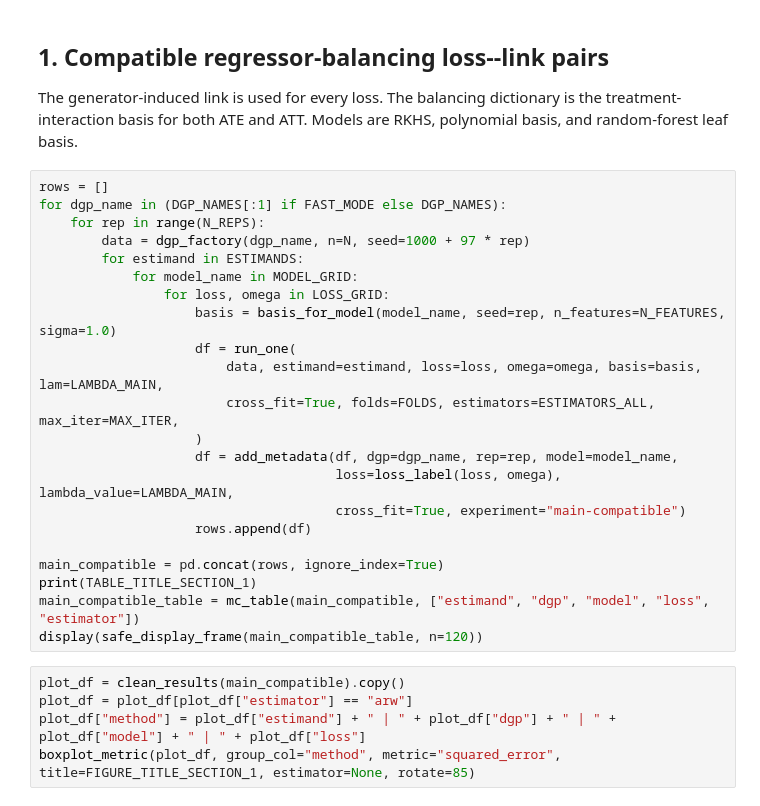
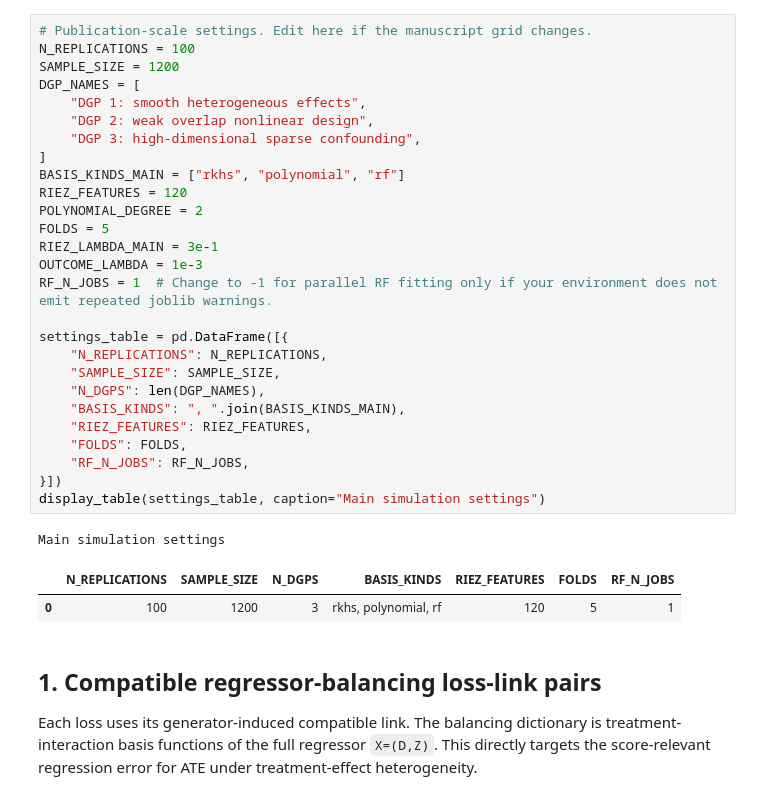
Before and after one commit to MasaKat0/genriesz, a Jupyter notebook: notebooks/experiments/01_main_simulation_study.ipynb, the cells around one changed output. Saved outputs shown, nothing was run; the diff lists cells and outputs as text.

```diff
--- a/notebooks/experiments/01_main_simulation_study.ipynb
+++ b/notebooks/experiments/01_main_simulation_study.ipynb
@@ -167,31 +979,35 @@ def run_one(data, *, estimand, loss, omega, basis, lam, cross_fit, folds, estima
+# %%
+# Publication-scale settings. Edit here if the manuscript grid changes.
+N_REPLICATIONS = 100
+SAMPLE_SIZE = 1200
+DGP_NAMES = [
+    "DGP 1: smooth heterogeneous effects",
+    "DGP 2: weak overlap nonlinear design",
+    "DGP 3: high-dimensional sparse confounding",
+]
+BASIS_KINDS_MAIN = ["rkhs", "polynomial", "rf"]
+RIEZ_FEATURES = 120
+POLYNOMIAL_DEGREE = 2
+FOLDS = 5
+RIEZ_LAMBDA_MAIN = 3e-1
+OUTCOME_LAMBDA = 1e-3
+RF_N_JOBS = 1  # Change to -1 for parallel RF fitting only if your environment does not emit repeated joblib warnings.
+
+settings_table = pd.DataFrame([{
+    "N_REPLICATIONS": N_REPLICATIONS,
+    "SAMPLE_SIZE": SAMPLE_SIZE,
+    "N_DGPS": len(DGP_NAMES),
+    "BASIS_KINDS": ", ".join(BASIS_KINDS_MAIN),
+    "RIEZ_FEATURES": RIEZ_FEATURES,
+    "FOLDS": FOLDS,
+    "RF_N_JOBS": RF_N_JOBS,
+}])
+display_table(settings_table, caption="Main simulation settings")
+# %% [output]
+Main simulation settings
+|  | N_REPLICATIONS | SAMPLE_SIZE | N_DGPS | BASIS_KINDS | RIEZ_FEATURES | FOLDS | RF_N_JOBS |
+| 0 | 100 | 1200 | 3 | rkhs, polynomial, rf | 120 | 5 | 1 |
 # %% [markdown]
-## 1. Compatible regressor-balancing loss--link pairs
+## 1. Compatible regressor-balancing loss-link pairs
 
-The generator-induced link is used for every loss.  The balancing dictionary is the treatment-interaction basis for both ATE and ATT.  Models are RKHS, polynomial basis, and random-forest leaf basis.
+Each loss uses its generator-induced compatible link. The balancing dictionary is treatment-interaction basis functions of the full regressor `X=(D,Z)`. This directly targets the score-relevant regression error for ATE under treatment-effect heterogeneity.
-# %%
-rows = []
-for dgp_name in (DGP_NAMES[:1] if FAST_MODE else DGP_NAMES):
-    for rep in range(N_REPS):
-        data = dgp_factory(dgp_name, n=N, seed=1000 + 97 * rep)
-        for estimand in ESTIMANDS:
-            for model_name in MODEL_GRID:
-                for loss, omega in LOSS_GRID:
-                    basis = basis_for_model(model_name, seed=rep, n_features=N_FEATURES, sigma=1.0)
-                    df = run_one(
-                        data, estimand=estimand, loss=loss, omega=omega, basis=basis, lam=LAMBDA_MAIN,
-                        cross_fit=True, folds=FOLDS, estimators=ESTIMATORS_ALL, max_iter=MAX_ITER,
-                    )
-                    df = add_metadata(df, dgp=dgp_name, rep=rep, model=model_name,
-                                      loss=loss_label(loss, omega), lambda_value=LAMBDA_MAIN,
-                                      cross_fit=True, experiment="main-compatible")
-                    rows.append(df)
-
-main_compatible = pd.concat(rows, ignore_index=True)
-print(TABLE_TITLE_SECTION_1)
-main_compatible_table = mc_table(main_compatible, ["estimand", "dgp", "model", "loss", "estimator"])
-display(safe_display_frame(main_compatible_table, n=120))
-# %%
-plot_df = clean_results(main_compatible).copy()
-plot_df = plot_df[plot_df["estimator"] == "arw"]
-plot_df["method"] = plot_df["estimand"] + " | " + plot_df["dgp"] + " | " + plot_df["model"] + " | " + plot_df["loss"]
-boxplot_metric(plot_df, group_col="method", metric="squared_error", title=FIGURE_TITLE_SECTION_1, estimator=None, rotate=85)
```
Also changed, not shown: parts of 18 cells of this notebook, 48 other files.
